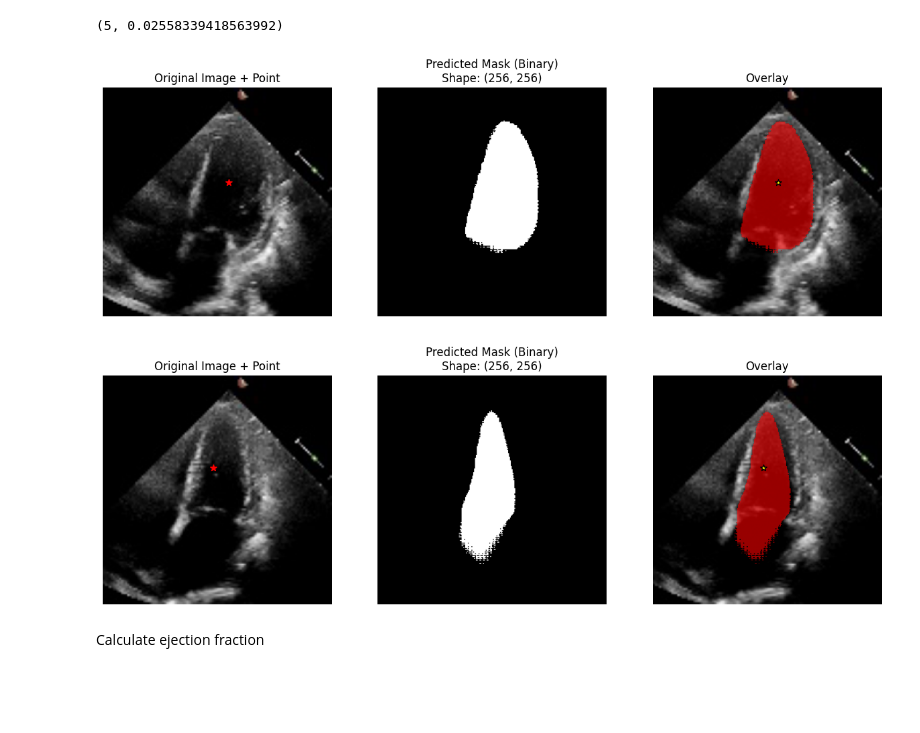
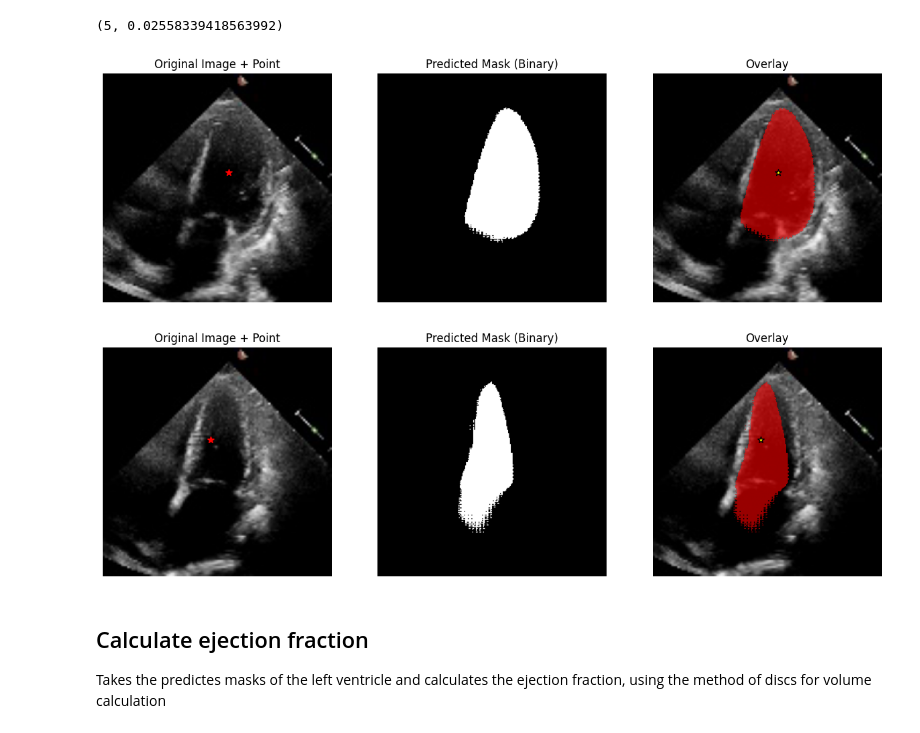
Before and after one commit to Benonsen/medivs2_project, a Jupyter notebook: pipeline.ipynb, the cells around one changed output. Cells and saved outputs as stored; diff of their text form; code cells hidden in the pictures; blank space fills up the shorter version.

```diff
--- a/pipeline.ipynb
+++ b/pipeline.ipynb
@@ -142,7 +148,7 @@ with torch.no_grad():
 
 pred_masks = outputs.pred_masks.cpu()
 # %%
-#visualize prediction
+#visualize predictions
 def visualizePreds(imgTensor, pred_mask, coords):
     image = imgTensor.permute(1, 2, 0).numpy()
 
@@ -157,38 +163,40 @@ def visualizePreds(imgTensor, pred_mask, coords):
 
 
     plt.figure(figsize=(15, 5))
 
     # input image
     plt.subplot(1, 3, 1)
     plt.imshow(image)
     plt.scatter(coords[0][0], coords[0][1], c='red', s=50, marker='*')
     plt.title("Original Image + Point")
     plt.axis('off')
 
     # predicted mask
     plt.subplot(1, 3, 2)
     plt.imshow(binary_mask, cmap="gray")
-    plt.title(f"Predicted Mask (Binary)\nShape: {binary_mask.shape}")
+    plt.title(f"Predicted Mask (Binary)")
     plt.axis('off')
 
     # overlay
     plt.subplot(1, 3, 3)
     plt.imshow(image)
     colored_mask = np.zeros((*binary_mask.shape, 4))  # RGBA
     colored_mask[binary_mask > 0.5] = [1, 0, 0, 0.6]  # Red with alpha
     plt.imshow(colored_mask)
     plt.scatter(coords[0][0], coords[0][1], c='yellow', s=50, marker='*', edgecolors='black')
     plt.title("Overlay")
     plt.axis('off')
     plt.show()
 
 visualizePreds(img1Tensor, pred_masks[0].squeeze(), coords1)
 visualizePreds(img2Tensor, pred_masks[1].squeeze(), coords2)
 # %% [output]
-[figure, old version]
+[figure, new version]
-[figure, old version]
+[figure, new version]
 # %% [markdown]
-Calculate ejection fraction
+## Calculate ejection fraction
+
+Takes the predictes masks of the left ventricle and calculates the ejection fraction, using the method of discs for volume calculation
 # %%
 #prep data
 def prepMask(predMask):
```
Also changed, not shown: parts of 14 cells of this notebook.
